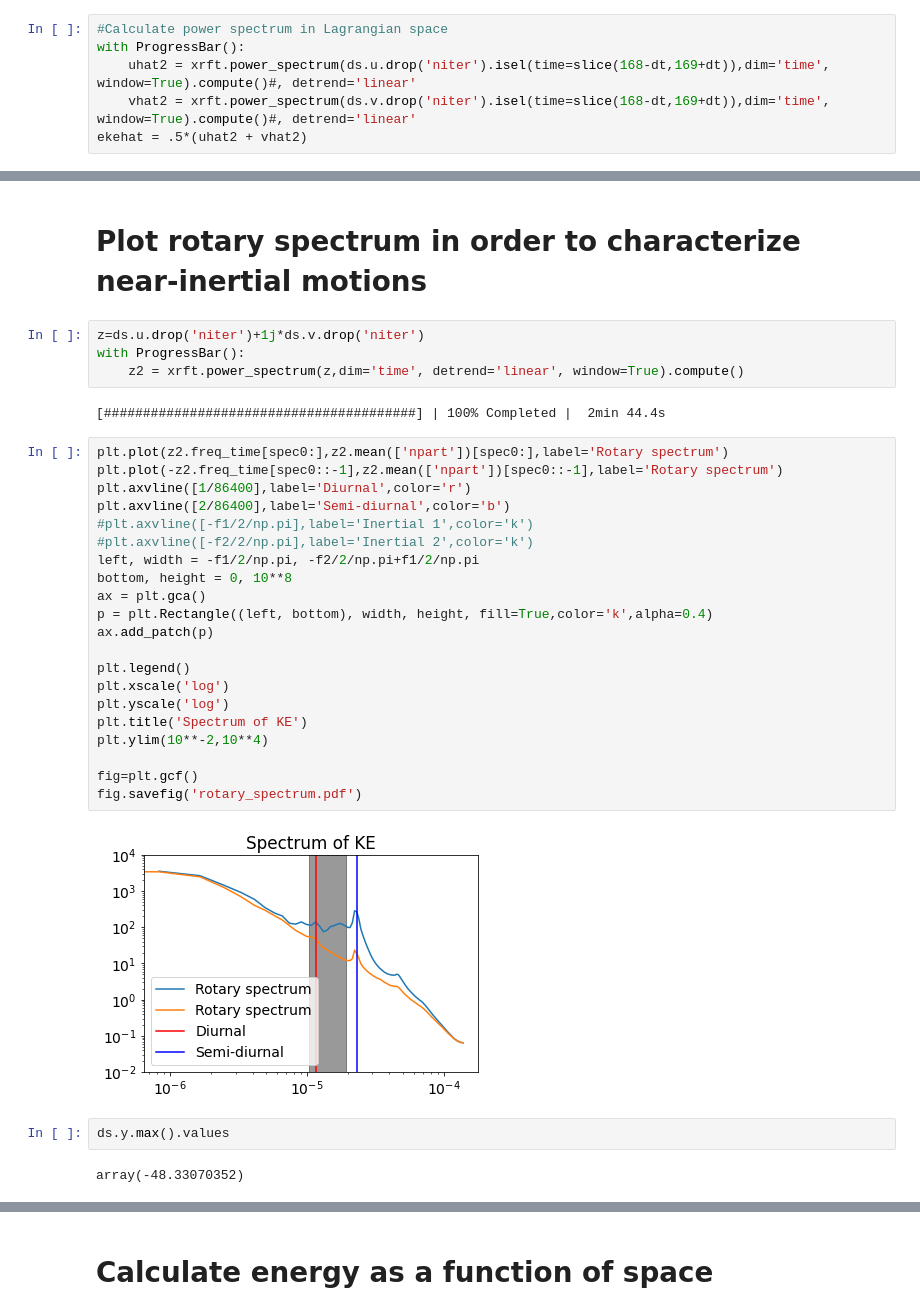
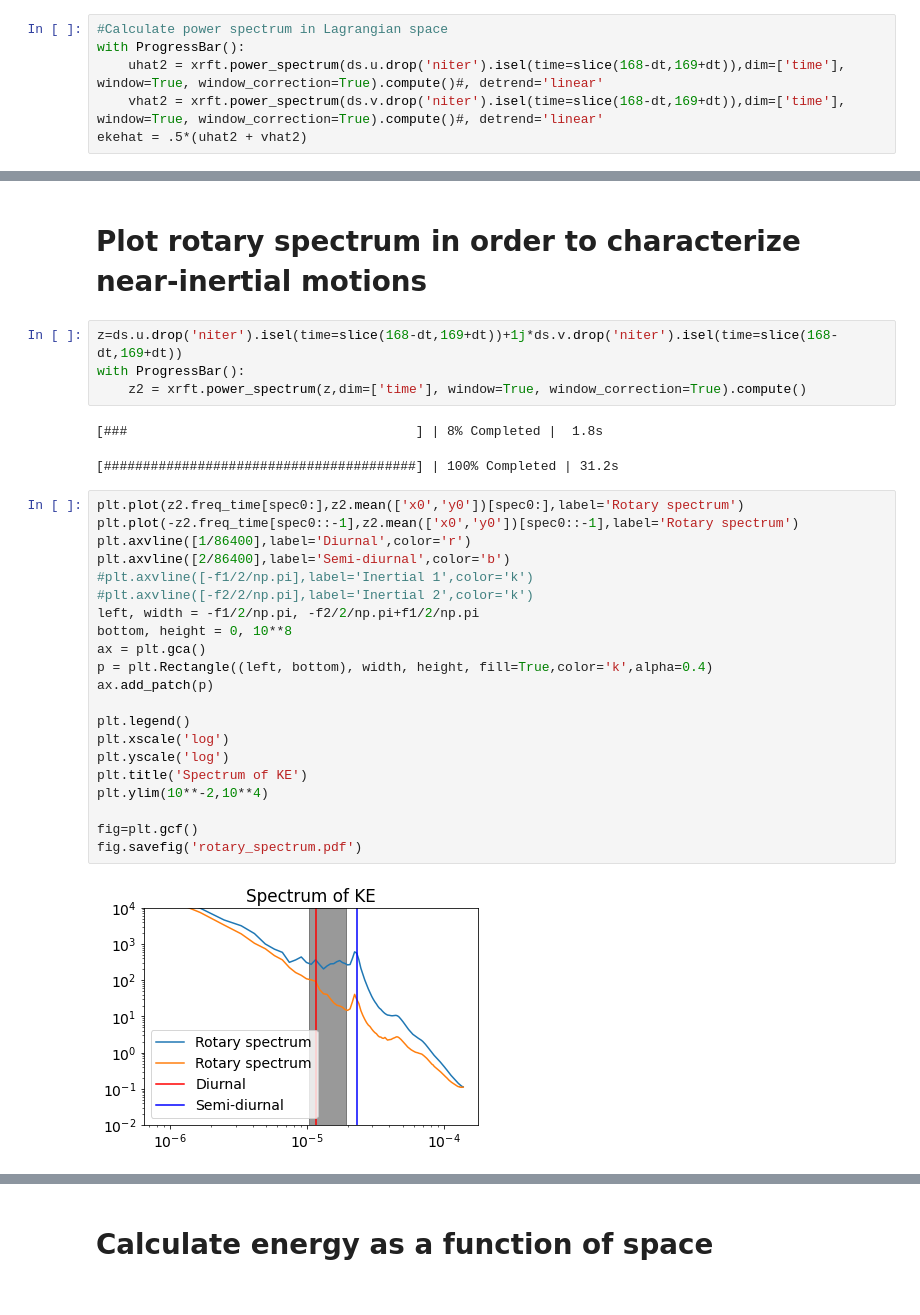
Before and after one commit to cspencerjones/separating-balanced, a Jupyter notebook: python/plot_KE.ipynb, the cells around one changed output, grey strips where cells are left out. Cells and saved outputs as stored; diff of their text form.

```diff
--- a/python/plot_KE.ipynb
+++ b/python/plot_KE.ipynb
@@ -82,7 +72,7 @@ ds=ds.where(mask>0,0)
 # %%
 #Calculate power spectrum in Lagrangian space
 with ProgressBar():
-    uhat2 = xrft.power_spectrum(ds.u.drop('niter').isel(time=slice(168-dt,169+dt)),dim='time', window=True).compute()#, detrend='linear'
-    vhat2 = xrft.power_spectrum(ds.v.drop('niter').isel(time=slice(168-dt,169+dt)),dim='time', window=True).compute()#, detrend='linear'
+    uhat2 = xrft.power_spectrum(ds.u.drop('niter').isel(time=slice(168-dt,169+dt)),dim=['time'], window=True, window_correction=True).compute()#, detrend='linear'
+    vhat2 = xrft.power_spectrum(ds.v.drop('niter').isel(time=slice(168-dt,169+dt)),dim=['time'], window=True, window_correction=True).compute()#, detrend='linear'
 ekehat = .5*(uhat2 + vhat2)
 # %% [output]
@@ -128,35 +119,32 @@ fig.savefig('agulhas_spectrum_lagrang_surf.png')
 # %% [markdown]
 # Plot rotary spectrum in order to characterize near-inertial motions
 # %%
-z=ds.u.drop('niter')+1j*ds.v.drop('niter')
+z=ds.u.drop('niter').isel(time=slice(168-dt,169+dt))+1j*ds.v.drop('niter').isel(time=slice(168-dt,169+dt))
 with ProgressBar():
-    z2 = xrft.power_spectrum(z,dim='time', detrend='linear', window=True).compute()
+    z2 = xrft.power_spectrum(z,dim=['time'], window=True, window_correction=True).compute()
 # %% [output]
-[########################################] | 100% Completed |  2min 44.4s
+[###                                     ] | 8% Completed |  1.8s
+[########################################] | 100% Completed | 31.2s
 # %%
-plt.plot(z2.freq_time[spec0:],z2.mean(['npart'])[spec0:],label='Rotary spectrum')
-plt.plot(-z2.freq_time[spec0::-1],z2.mean(['npart'])[spec0::-1],label='Rotary spectrum')
+plt.plot(z2.freq_time[spec0:],z2.mean(['x0','y0'])[spec0:],label='Rotary spectrum')
+plt.plot(-z2.freq_time[spec0::-1],z2.mean(['x0','y0'])[spec0::-1],label='Rotary spectrum')
 plt.axvline([1/86400],label='Diurnal',color='r')
 plt.axvline([2/86400],label='Semi-diurnal',color='b')
 #plt.axvline([-f1/2/np.pi],label='Inertial 1',color='k')
 #plt.axvline([-f2/2/np.pi],label='Inertial 2',color='k')
 left, width = -f1/2/np.pi, -f2/2/np.pi+f1/2/np.pi
 bottom, height = 0, 10**8
 ax = plt.gca()
 p = plt.Rectangle((left, bottom), width, height, fill=True,color='k',alpha=0.4)
 ax.add_patch(p)
 
 plt.legend()
 plt.xscale('log')
 plt.yscale('log')
 plt.title('Spectrum of KE')
 plt.ylim(10**-2,10**4)
 
 fig=plt.gcf()
 fig.savefig('rotary_spectrum.pdf')
 # %% [output]
-[figure, old version]
+[figure, new version]
-# %%
-ds.y.max().values
-# %% [output]
-array(-48.33070352)
```
Also changed, not shown: parts of 12 cells of this notebook, 6 other files.
